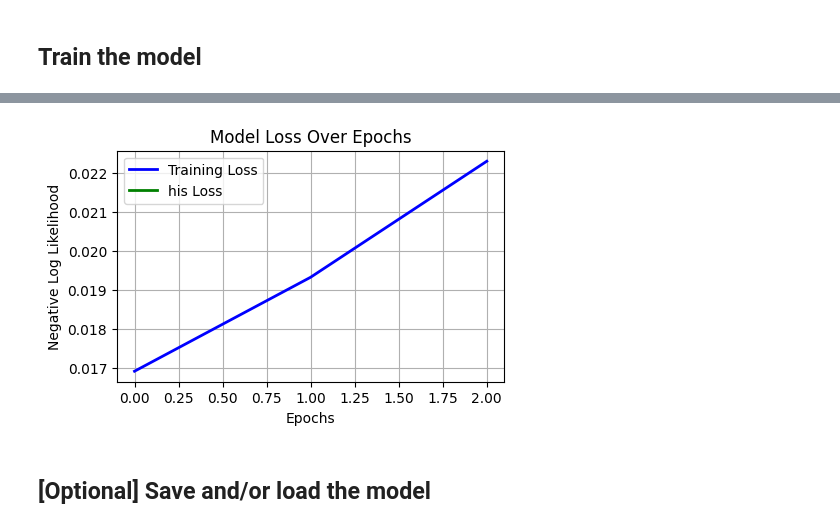
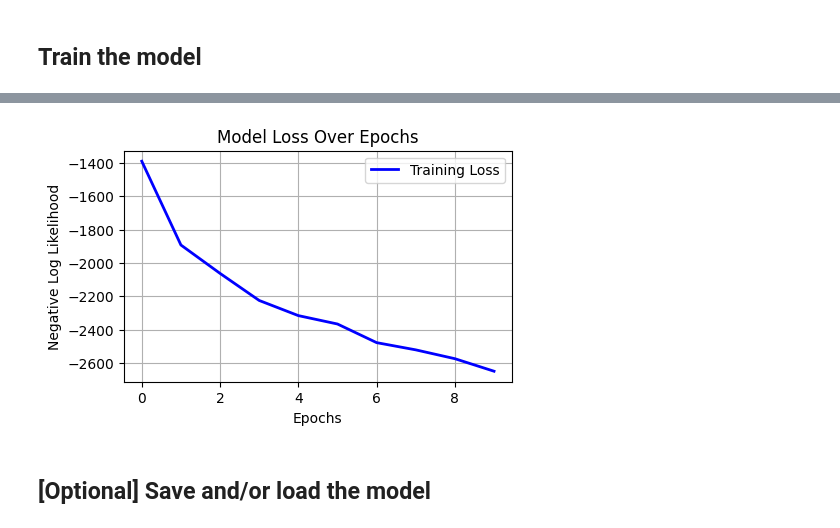
Before and after one commit to AsmaaQ25/GenAI-CMP637-2025, a Jupyter notebook: notebooks/MNIST_MADE.ipynb, the cells around one changed output, grey strips where cells are left out. Cells and saved outputs as stored; diff of their text form; code cells hidden in the pictures.

Commit message:
continuous made shows promise

```diff
--- a/notebooks/MNIST_MADE.ipynb
+++ b/notebooks/MNIST_MADE.ipynb
@@ -385,17 +371,26 @@ epochs = 3
 batch_size = 64
 max_patience = 40
 
+model = ContinuousConditionalMADE(
+    input_size=784,
+    cond_size=10,
+    hidden_sizes=[1024, 1024],
+)
+train_loader = DataLoader(dataset, batch_size=batch_size, shuffle=True)
 
-train_loader = DataLoader(dataset, batch_size=batch_size, shuffle=True)
-wandb.login(key="9bf31a65f3249f4d45183b47993a4fdc3328db1f")
-wandb_logger = wandb.init(project="GenAI-Assignment-phase1", name="made_2*1k-4epoch",
-                         config = {
-                        "learning_rate": lr,
-                        "batch_size": batch_size,
-                        "optimizer": "adam",
-                        "epochs": epochs,
-                        "model_architecture": "MADE",
-                         "hidden_layers": hidden_dim })
-loss_history, l2 = train_made("made_mnist-v4", model, train_loader,
-                          max_patience, epochs=epochs, lr=lr, device=device)
+
+loss_history = train_continuous_made(model, train_loader, epochs=10, lr=1e-3, device='cuda')
+
+
+# wandb.login(key="9bf31a65f3249f4d45183b47993a4fdc3328db1f")
+# wandb_logger = wandb.init(project="GenAI-Assignment-phase1", name="made_con",
+#                          config = {
+#                         "learning_rate": lr,
+#                         "batch_size": batch_size,
+#                         "optimizer": "adam",
+#                         "epochs": epochs,
+#                         "model_architecture": "MADE",
+#                          "hidden_layers": hidden_dim })
+# loss_history, l2 = train_made("made_mnist-v4", model, train_loader,
+#                           max_patience, epochs=epochs, lr=lr, device=device)
 # %% [output]
@@ -414,16 +408,16 @@ Epoch 3: NLL loss = 0.0202
 # %%
 plt.figure(figsize=(5, 3))
 plt.plot(loss_history, label='Training Loss', color='blue', linewidth=2)
-plt.plot(l2, label='his Loss', color='green', linewidth=2)
+# plt.plot(l2, label='his Loss', color='green', linewidth=2)
 
 plt.title('Model Loss Over Epochs')
 plt.xlabel('Epochs')
 plt.ylabel('Negative Log Likelihood')
 plt.legend()
 plt.grid(True)
 plt.show()
 # %% [output]
-[figure, old version]
+[figure, new version]
 # %% [markdown]
 ## [Optional] Save and/or load the model
 # %%
```
Also changed, not shown: parts of 15 cells of this notebook.
